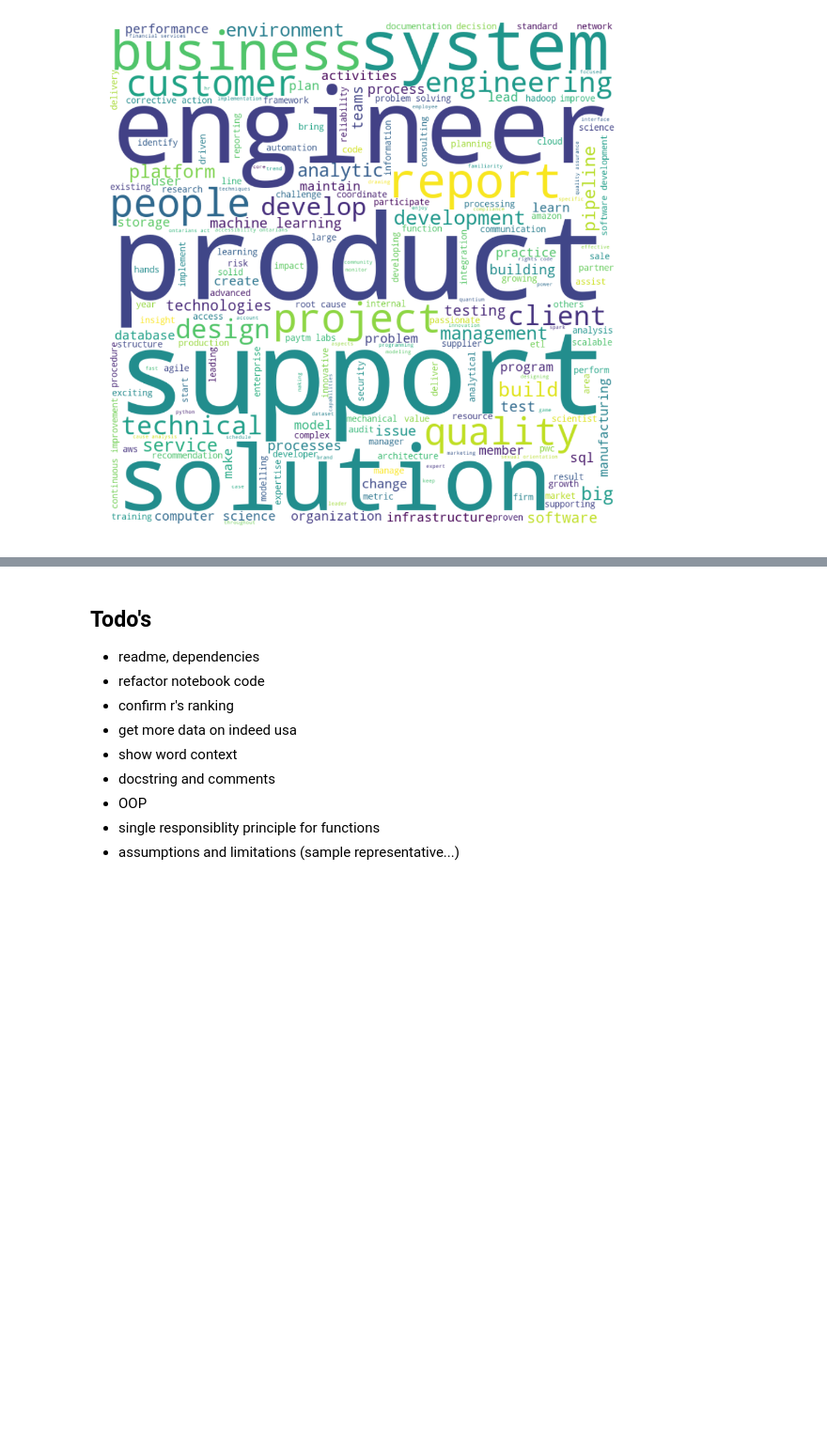
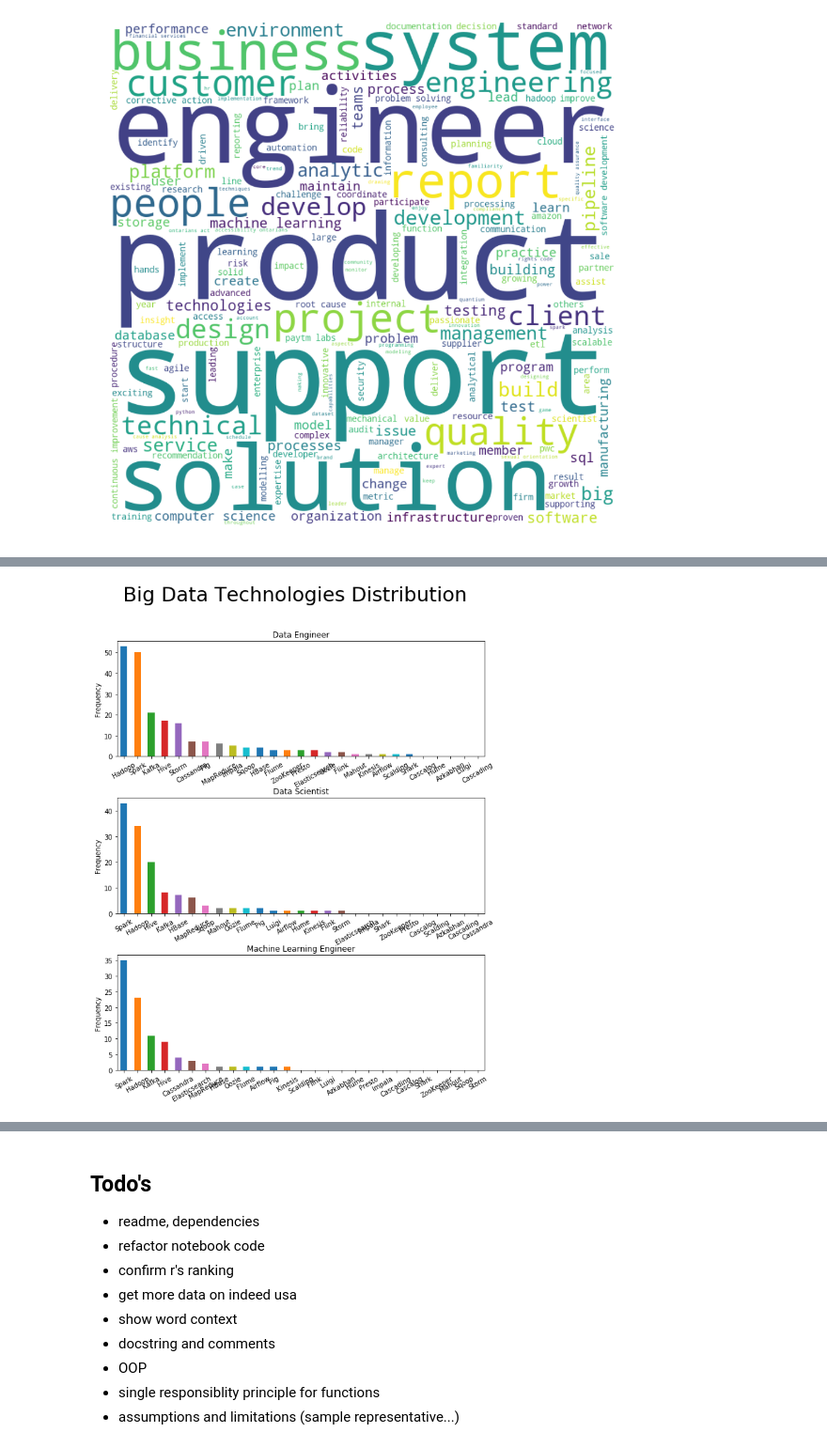
Before and after one commit to georgeliu1998/ideal_profiles, a Jupyter notebook: ideal_profiles_2.ipynb, the cells around one changed output, grey strips where cells are left out. Shown at 94% size. Drawn from its saved outputs; the diff is of its cells as text; code cells hidden in the pictures; blank space fills up the shorter version.

```diff
--- a/ideal_profiles_2.ipynb
+++ b/ideal_profiles_2.ipynb
@@ -25,0 +32,4 @@ plot_skill(df, 'programming languages', save_figure=True)
+# %%
+plot_skill(df, 'big data technologies', save_figure=True)
+# %% [output]
+[figure, added]
```
Also changed, not shown: parts of 13 cells of this notebook.
